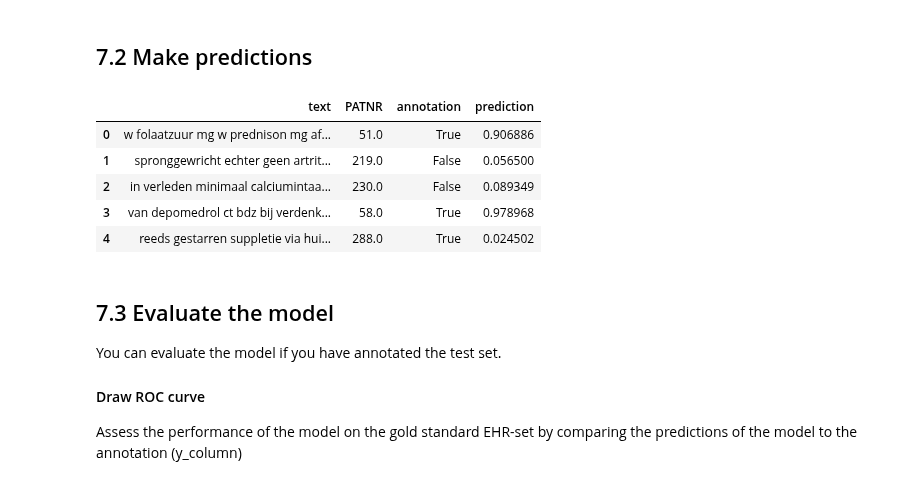
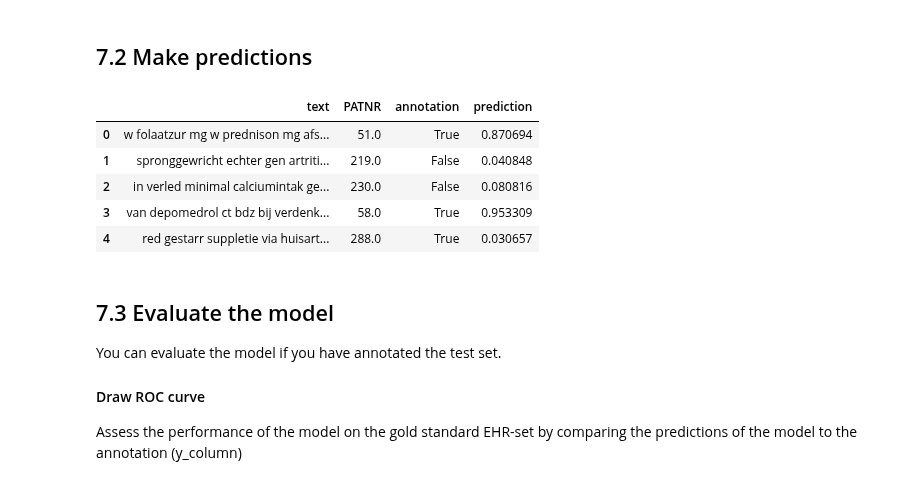
Before and after one commit to levrex/DiagnosisExtraction_ML, a Jupyter notebook: Notebook_Diagnosis_Extraction.ipynb, the cells around one changed output. Cells and saved outputs as stored; diff of their text form; code cells hidden in the pictures.

```diff
--- a/Notebook_Diagnosis_Extraction.ipynb
+++ b/Notebook_Diagnosis_Extraction.ipynb
@@ -152,0 +138,5 @@ radiag_df.to_csv(r'sample_data/autocorrect_dummydata.csv', sep='|', index=False)
+# %%
+from nltk.stem.snowball import SnowballStemmer # English
+#stemmer = SnowballStemmer("english") # English
+stemmer = SnowballStemmer("dutch") # Dutch
+#stemmer = SnowballStemmer("german") # German
@@ -586,7 +609,7 @@ print('[AFTER] nr of entries:', len(radiag_df), '\tnr of patients:', len(radiag_
 
 valid_df[X_column] = valid_df[X_column].apply(lambda x : func.processArtefactsXML(str(x)))
 valid_df[X_column] = valid_df[X_column].apply(lambda x : func.simpleCleaning(x, lemma=False))
-valid_df[X_column] = valid_df[X_column].apply(lambda x : func.lemmatizingText(x, lan='nl')) # 'en' for english & 'de' for german
+valid_df[X_column] = valid_df[X_column].apply(lambda x : func.stemmingText(x, stemmer=stemmer))
 valid_df = valid_df.fillna('')
 valid_df.to_csv(r'validation/prepped_gold_df.csv', sep='|', index=False)
 # %% [output]
@@ -597,26 +620,26 @@ valid_df.to_csv(r'validation/prepped_gold_df.csv', sep='|', index=False)
 # %%
 import pickle
 
 # get EMR text
-valid_X = valid_df[text_column].values
+valid_X = valid_df[X_column].values
 
 # apply built model on provided text
 probas_ = loaded_model.predict_proba(valid_X)
 pred = probas_[:,1]
 
 # add predictions to table & save predictions
 valid_df['prediction'] = valid_df['PATNR'].copy()
 valid_df['prediction'] = pred
 valid_df.to_csv(r'validation/gold_predictions.csv', sep='|', index=False)
 
 valid_df.head()
 # %% [output]
 |  | text | PATNR | annotation | prediction |
-| 0 | w folaatzuur mg w prednison mg af... | 51.0 | True | 0.906886 |
-| 1 | spronggewricht echter geen artrit... | 219.0 | False | 0.056500 |
-| 2 | in verleden minimaal calciumintaa... | 230.0 | False | 0.089349 |
-| 3 | van depomedrol ct bdz bij verdenk... | 58.0 | True | 0.978968 |
-| 4 | reeds gestarren suppletie via hui... | 288.0 | True | 0.024502 |
+| 0 | w folaatzur mg w prednison mg afs... | 51.0 | True | 0.870694 |
+| 1 | spronggewricht echter gen artriti... | 219.0 | False | 0.040848 |
+| 2 | in verled minimal calciumintak ge... | 230.0 | False | 0.080816 |
+| 3 | van depomedrol ct bdz bij verdenk... | 58.0 | True | 0.953309 |
+| 4 | red gestarr suppletie via huisart... | 288.0 | True | 0.030657 |
 # %% [markdown]
 ## 7.3 Evaluate the model
 You can evaluate the model if you have annotated the test set.
```
Also changed, not shown: parts of 40 cells of this notebook, 17 other files.
